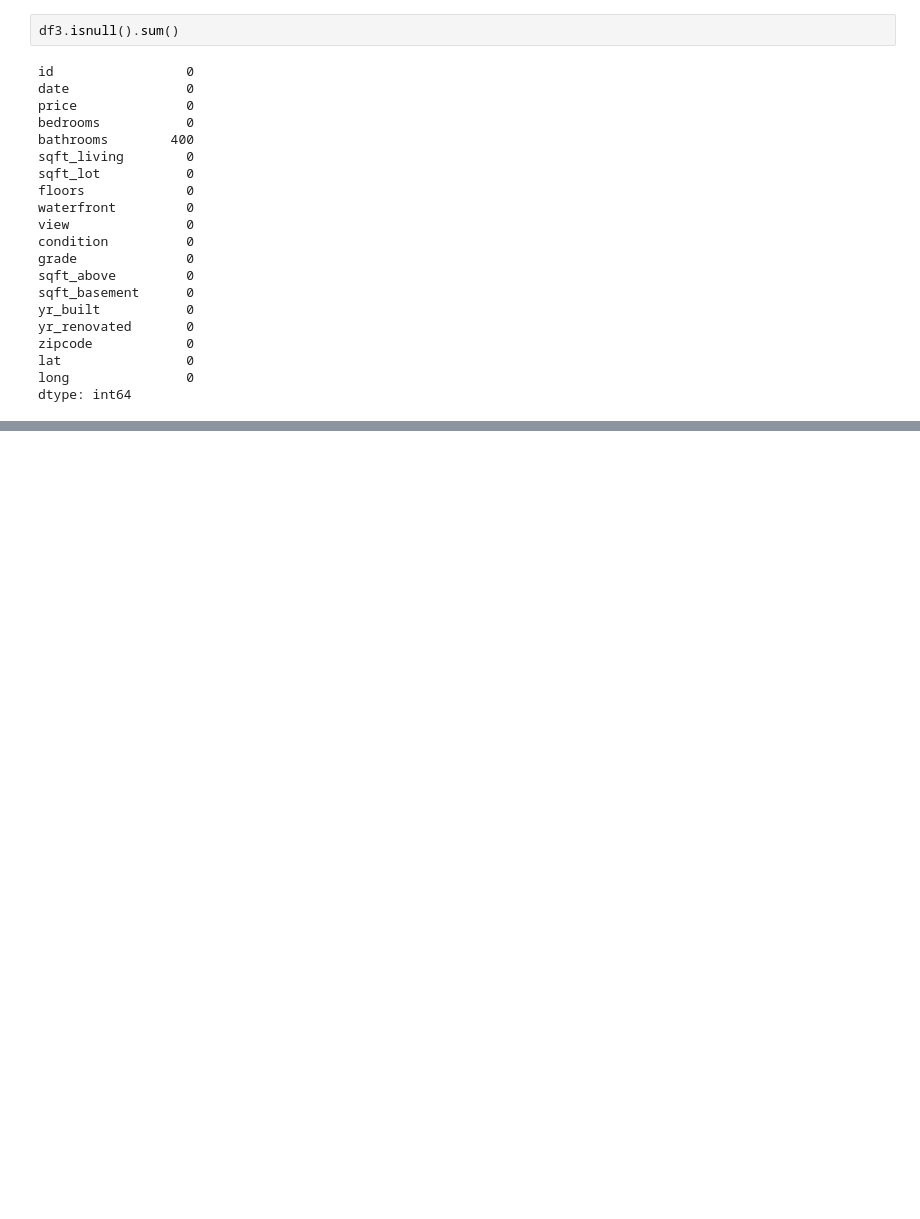
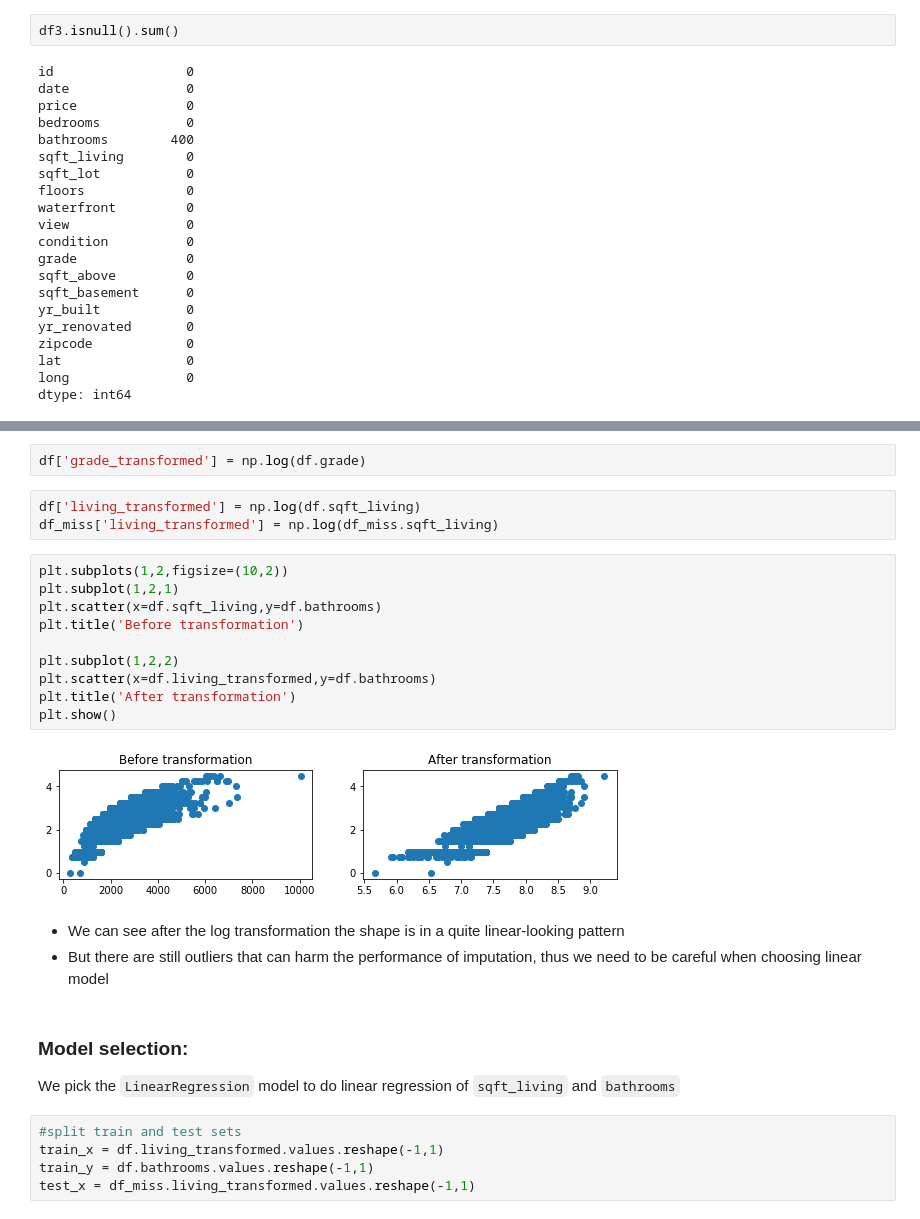
Before and after one commit to zby0902/Monash_2018_S1, a Jupyter notebook: FIT5196_Data_Wrangling/Assign2/task3_missing_imputation.ipynb, the cells around one changed output, grey strips where cells are left out. Drawn from its saved outputs; the diff is of its cells as text; blank space fills up the shorter version.

```diff
--- a/FIT5196_Data_Wrangling/Assign2/task3_missing_imputation.ipynb
+++ b/FIT5196_Data_Wrangling/Assign2/task3_missing_imputation.ipynb
@@ -170,0 +263,28 @@ plt.scatter(x=df.above_transfromed,y=df.bathrooms);
+# %%
+df['grade_transformed'] = np.log(df.grade)
+# %%
+df['living_transformed'] = np.log(df.sqft_living)
+df_miss['living_transformed'] = np.log(df_miss.sqft_living)
+# %%
+plt.subplots(1,2,figsize=(10,2))
+plt.subplot(1,2,1)
+plt.scatter(x=df.sqft_living,y=df.bathrooms)
+plt.title('Before transformation')
+
+plt.subplot(1,2,2)
+plt.scatter(x=df.living_transformed,y=df.bathrooms)
+plt.title('After transformation')
+plt.show()
+# %% [output]
+[figure, added]
+# %% [markdown]
+- We can see after the log transformation the shape is in a quite linear-looking pattern
+- But there are still outliers that can harm the performance of imputation, thus we need to be careful when choosing linear model
+# %% [markdown]
+### Model selection:
+We pick the `LinearRegression` model to do linear regression of `sqft_living` and `bathrooms`
+# %%
+#split train and test sets
+train_x = df.living_transformed.values.reshape(-1,1)
+train_y = df.bathrooms.values.reshape(-1,1)
+test_x = df_miss.living_transformed.values.reshape(-1,1)
```
Also changed, not shown: parts of 53 cells of this notebook, 2 other files.
